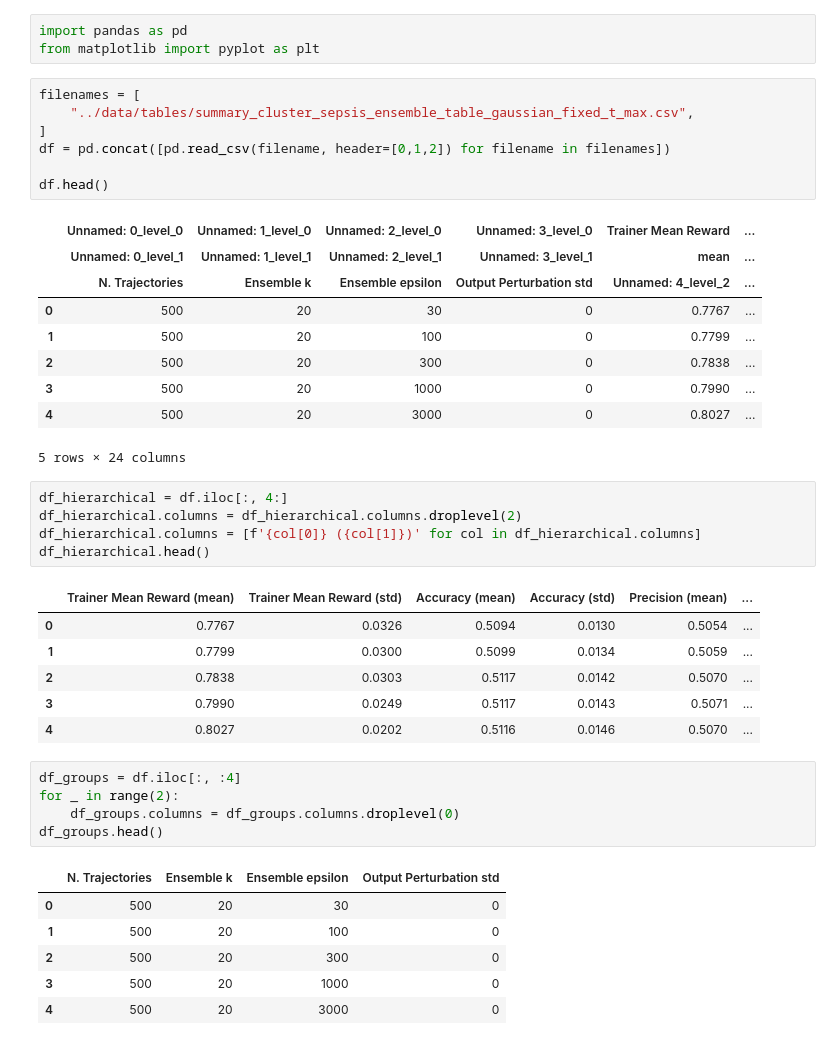
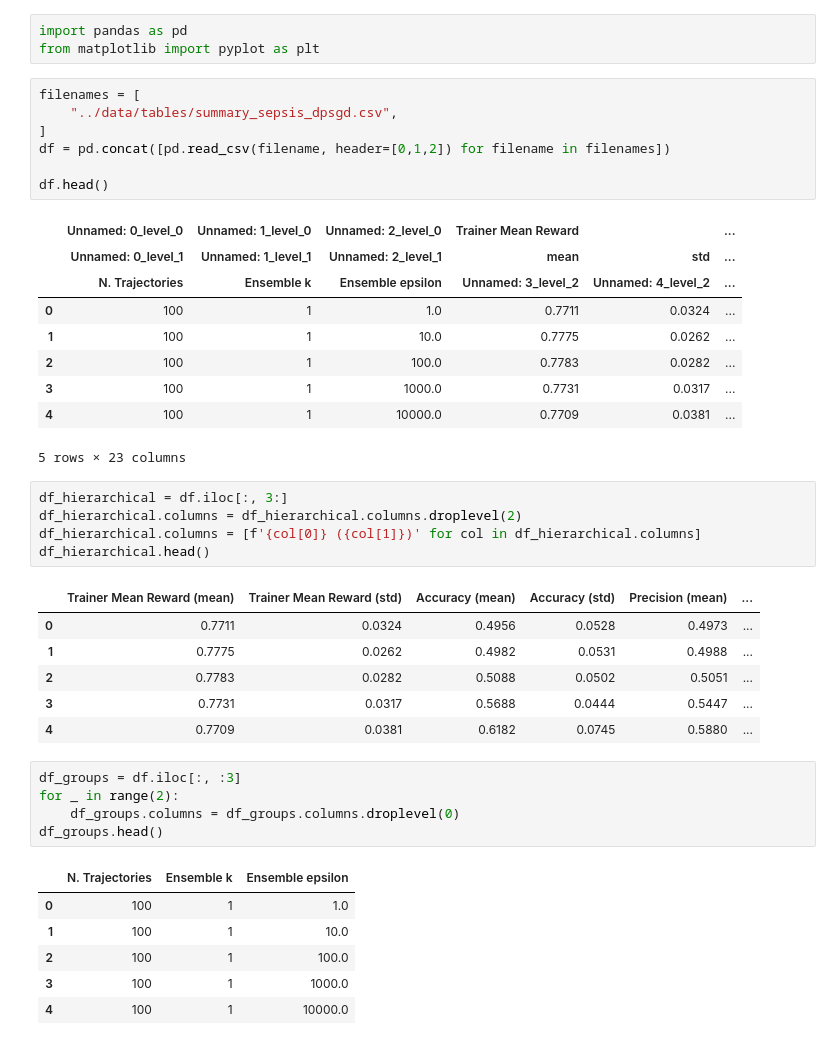
Before and after one commit to lanceHEN/Q-Learning-MIA, a Jupyter notebook: notebooks/dp_plots.ipynb, the cells around one changed output. Saved outputs shown, nothing was run; the diff lists cells and outputs as text.

```diff
--- a/notebooks/dp_plots.ipynb
+++ b/notebooks/dp_plots.ipynb
@@ -7,44 +7,44 @@ import pandas as pd
 from matplotlib import pyplot as plt
 # %%
 filenames = [
-    "../data/tables/summary_cluster_sepsis_ensemble_table_gaussian_fixed_t_max.csv",
+    "../data/tables/summary_sepsis_dpsgd.csv",
 ]
 df = pd.concat([pd.read_csv(filename, header=[0,1,2]) for filename in filenames])
 
 df.head()
 # %% [output]
-|  | Unnamed: 0_level_0 | Unnamed: 1_level_0 | Unnamed: 2_level_0 | Unnamed: 3_level_0 | Trainer Mean Reward | ... |
-|  | Unnamed: 0_level_1 | Unnamed: 1_level_1 | Unnamed: 2_level_1 | Unnamed: 3_level_1 | mean | ... |
-|  | N. Trajectories | Ensemble k | Ensemble epsilon | Output Perturbation std | Unnamed: 4_level_2 | ... |
-| 0 | 500 | 20 | 30 | 0 | 0.7767 | ... |
-| 1 | 500 | 20 | 100 | 0 | 0.7799 | ... |
-| 2 | 500 | 20 | 300 | 0 | 0.7838 | ... |
-| 3 | 500 | 20 | 1000 | 0 | 0.7990 | ... |
-| 4 | 500 | 20 | 3000 | 0 | 0.8027 | ... |
+|  | Unnamed: 0_level_0 | Unnamed: 1_level_0 | Unnamed: 2_level_0 | Trainer Mean Reward |  | ... |
+|  | Unnamed: 0_level_1 | Unnamed: 1_level_1 | Unnamed: 2_level_1 | mean | std | ... |
+|  | N. Trajectories | Ensemble k | Ensemble epsilon | Unnamed: 3_level_2 | Unnamed: 4_level_2 | ... |
+| 0 | 100 | 1 | 1.0 | 0.7711 | 0.0324 | ... |
+| 1 | 100 | 1 | 10.0 | 0.7775 | 0.0262 | ... |
+| 2 | 100 | 1 | 100.0 | 0.7783 | 0.0282 | ... |
+| 3 | 100 | 1 | 1000.0 | 0.7731 | 0.0317 | ... |
+| 4 | 100 | 1 | 10000.0 | 0.7709 | 0.0381 | ... |
-5 rows × 24 columns
+5 rows × 23 columns
 # %%
-df_hierarchical = df.iloc[:, 4:]
+df_hierarchical = df.iloc[:, 3:]
 df_hierarchical.columns = df_hierarchical.columns.droplevel(2)
 df_hierarchical.columns = [f'{col[0]} ({col[1]})' for col in df_hierarchical.columns]
 df_hierarchical.head()
 # %% [output]
 |  | Trainer Mean Reward (mean) | Trainer Mean Reward (std) | Accuracy (mean) | Accuracy (std) | Precision (mean) | ... |
-| 0 | 0.7767 | 0.0326 | 0.5094 | 0.0130 | 0.5054 | ... |
-| 1 | 0.7799 | 0.0300 | 0.5099 | 0.0134 | 0.5059 | ... |
-| 2 | 0.7838 | 0.0303 | 0.5117 | 0.0142 | 0.5070 | ... |
-| 3 | 0.7990 | 0.0249 | 0.5117 | 0.0143 | 0.5071 | ... |
-| 4 | 0.8027 | 0.0202 | 0.5116 | 0.0146 | 0.5070 | ... |
+| 0 | 0.7711 | 0.0324 | 0.4956 | 0.0528 | 0.4973 | ... |
+| 1 | 0.7775 | 0.0262 | 0.4982 | 0.0531 | 0.4988 | ... |
+| 2 | 0.7783 | 0.0282 | 0.5088 | 0.0502 | 0.5051 | ... |
+| 3 | 0.7731 | 0.0317 | 0.5688 | 0.0444 | 0.5447 | ... |
+| 4 | 0.7709 | 0.0381 | 0.6182 | 0.0745 | 0.5880 | ... |
 # %%
-df_groups = df.iloc[:, :4]
+df_groups = df.iloc[:, :3]
 for _ in range(2):
     df_groups.columns = df_groups.columns.droplevel(0)
 df_groups.head()
 # %% [output]
-|  | N. Trajectories | Ensemble k | Ensemble epsilon | Output Perturbation std |
-| 0 | 500 | 20 | 30 | 0 |
-| 1 | 500 | 20 | 100 | 0 |
-| 2 | 500 | 20 | 300 | 0 |
-| 3 | 500 | 20 | 1000 | 0 |
-| 4 | 500 | 20 | 3000 | 0 |
+|  | N. Trajectories | Ensemble k | Ensemble epsilon |
+| 0 | 100 | 1 | 1.0 |
+| 1 | 100 | 1 | 10.0 |
+| 2 | 100 | 1 | 100.0 |
+| 3 | 100 | 1 | 1000.0 |
+| 4 | 100 | 1 | 10000.0 |
 # %%
 df_clean = pd.concat([df_groups, df_hierarchical], axis=1)
```
Also changed, not shown: parts of 6 cells of this notebook, 25 other files.
